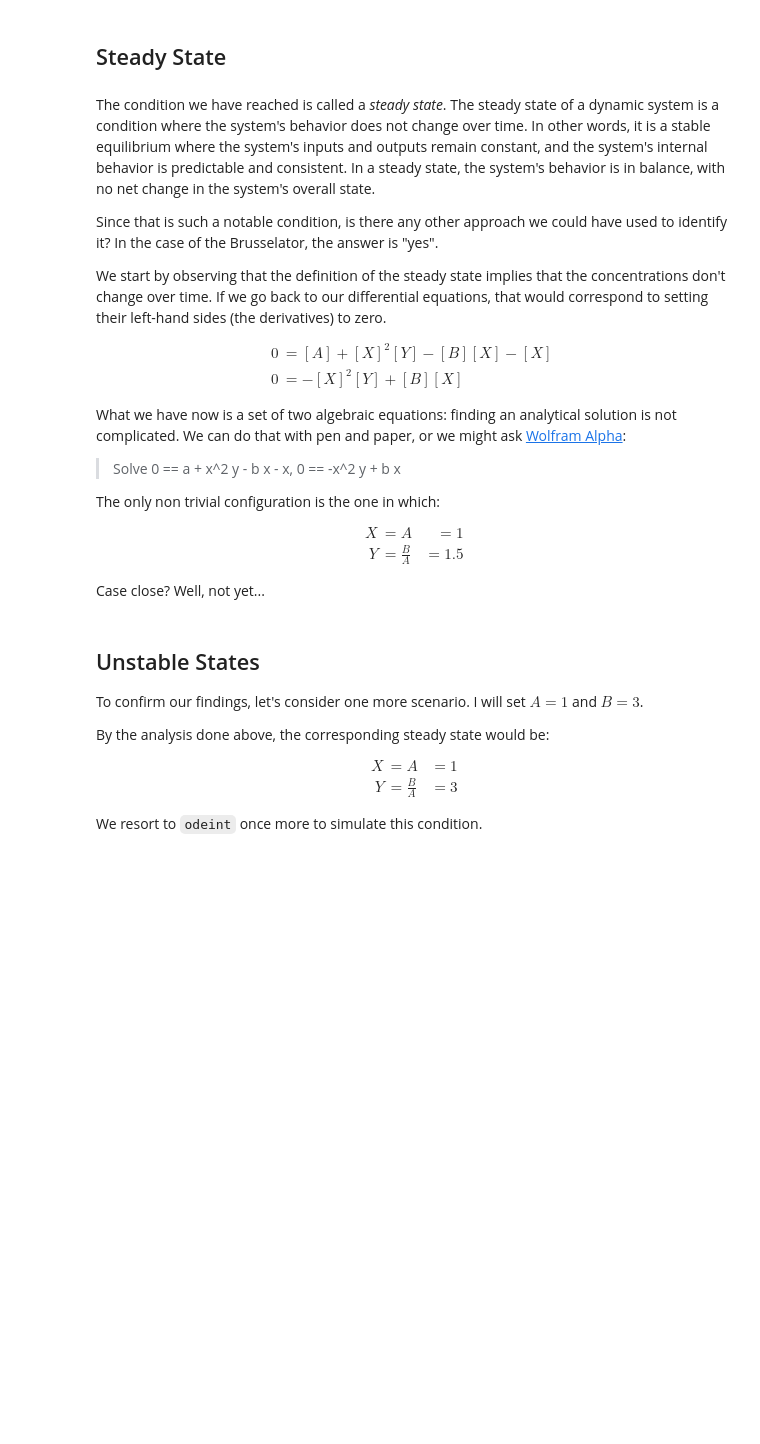
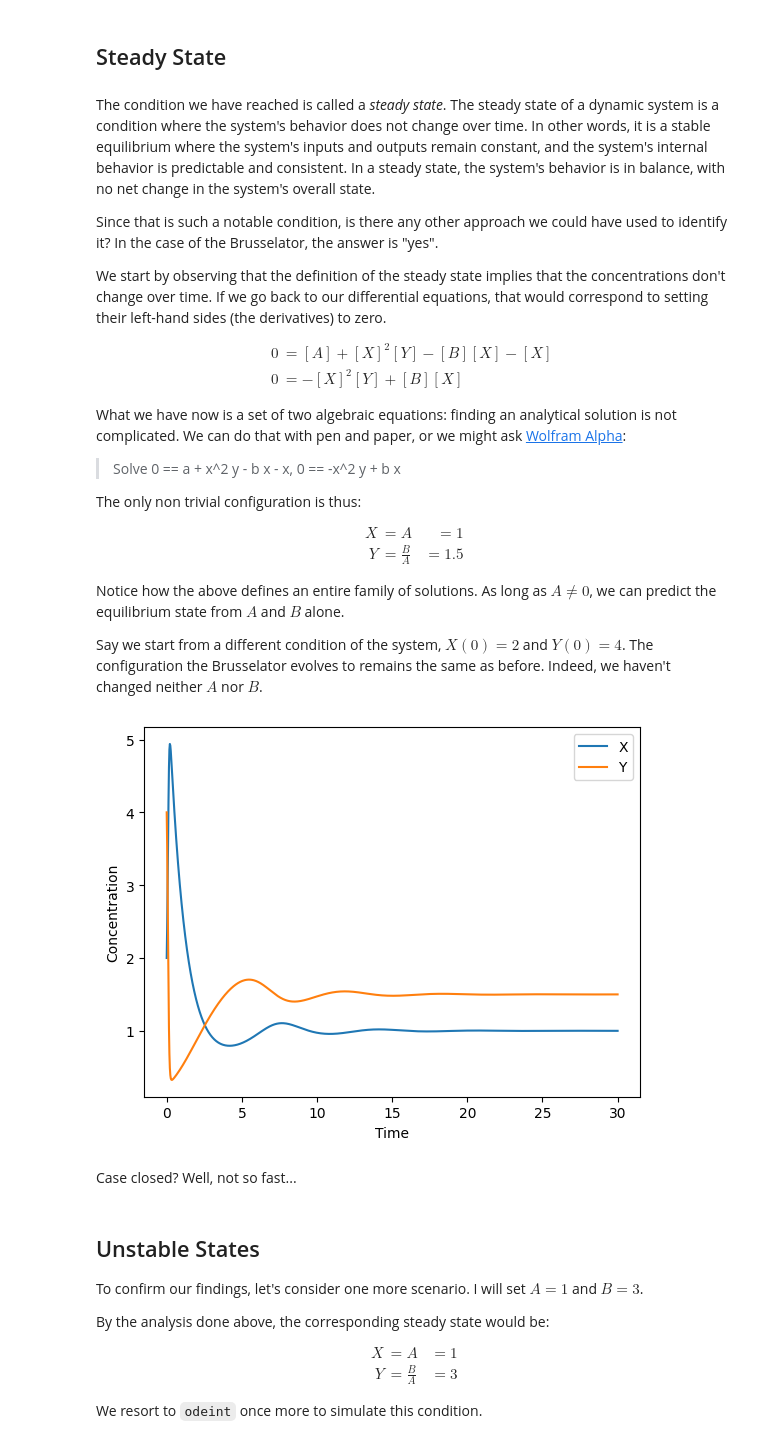
Before and after one commit to sales-lab/brusselator, a Jupyter notebook: Brusselator.ipynb, the cells around one changed output. Drawn from its saved outputs; the diff is of its cells as text; code cells hidden in the pictures; blank space fills up the shorter version.

Commit message:
Expand the description of the steady state

```diff
--- a/Brusselator.ipynb
+++ b/Brusselator.ipynb
@@ -186,7 +186,7 @@ What we have now is a set of two algebraic equations: finding an analytical solu
 
 > Solve 0 == a + x^2 y - b x - x, 0 == -x^2 y + b x
 
-The only non trivial configuration is the one in which:
+The only non trivial configuration is thus:
 
 $$
 \begin{split}
@@ -195,7 +195,24 @@ Y & = \frac{B}{A} & = 1.5
 \end{split}
 $$
 
-Case close? Well, not yet...
+Notice how the above defines an entire family of solutions. As long as $A \neq 0$, we can predict the equilibrium state from $A$ and $B$ alone.
+
+Say we start from a different condition of the system, $X(0) = 2$ and $Y(0) = 4$. The configuration the Brusselator evolves to remains the same as before. Indeed, we haven't changed neither $A$ nor $B$.
+# %%
+solution2 = odeint(brusselator, (2, 4), ts)
+# %%
+fig, ax = plt.subplots()
+ax.plot(ts, solution2[:,0], label="X")
+ax.plot(ts, solution2[:,1], label="Y")
+
+ax.set_xlabel("Time")
+ax.set_ylabel("Concentration")
+ax.legend()
+plt.show()
+# %% [output]
+[figure, added]
+# %% [markdown]
+Case closed? Well, not so fast...
 # %% [markdown]
 ## Unstable States
 
```
Also changed, not shown: parts of 5 cells of this notebook.
